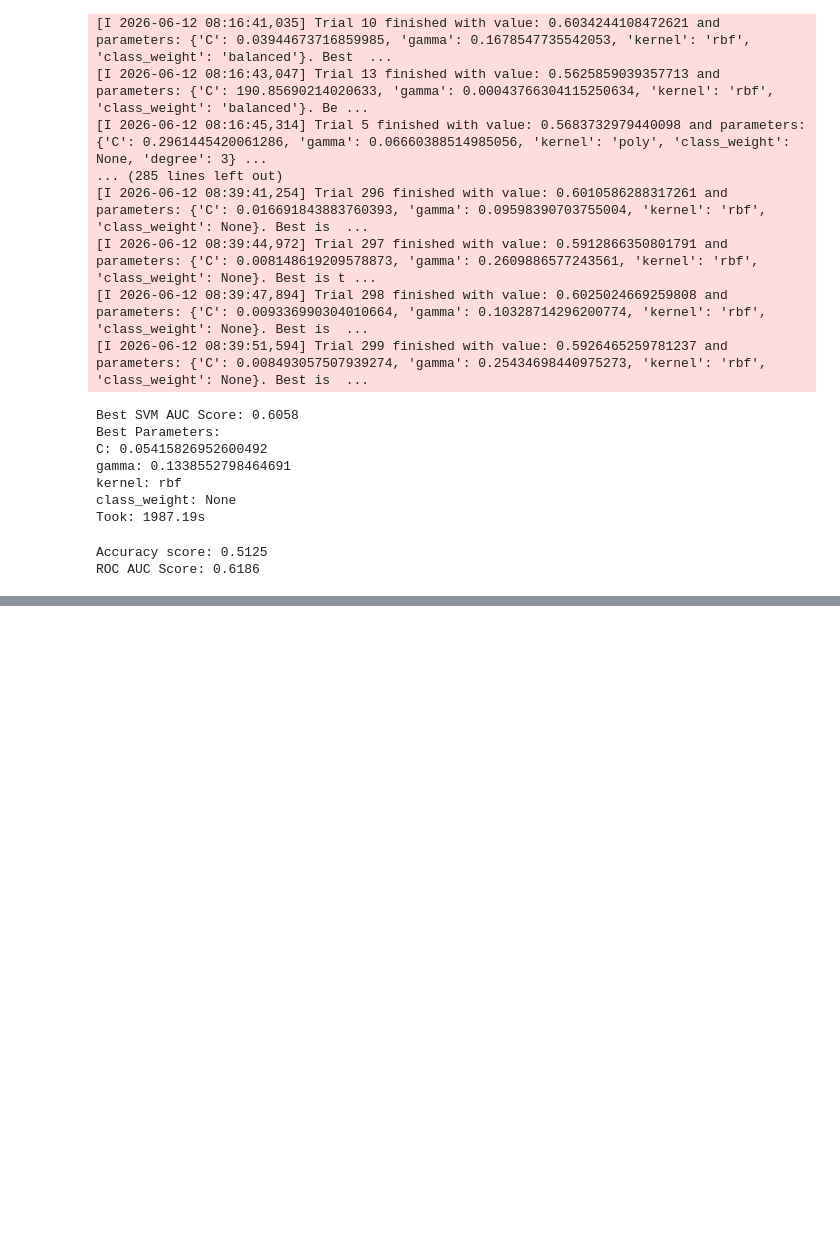
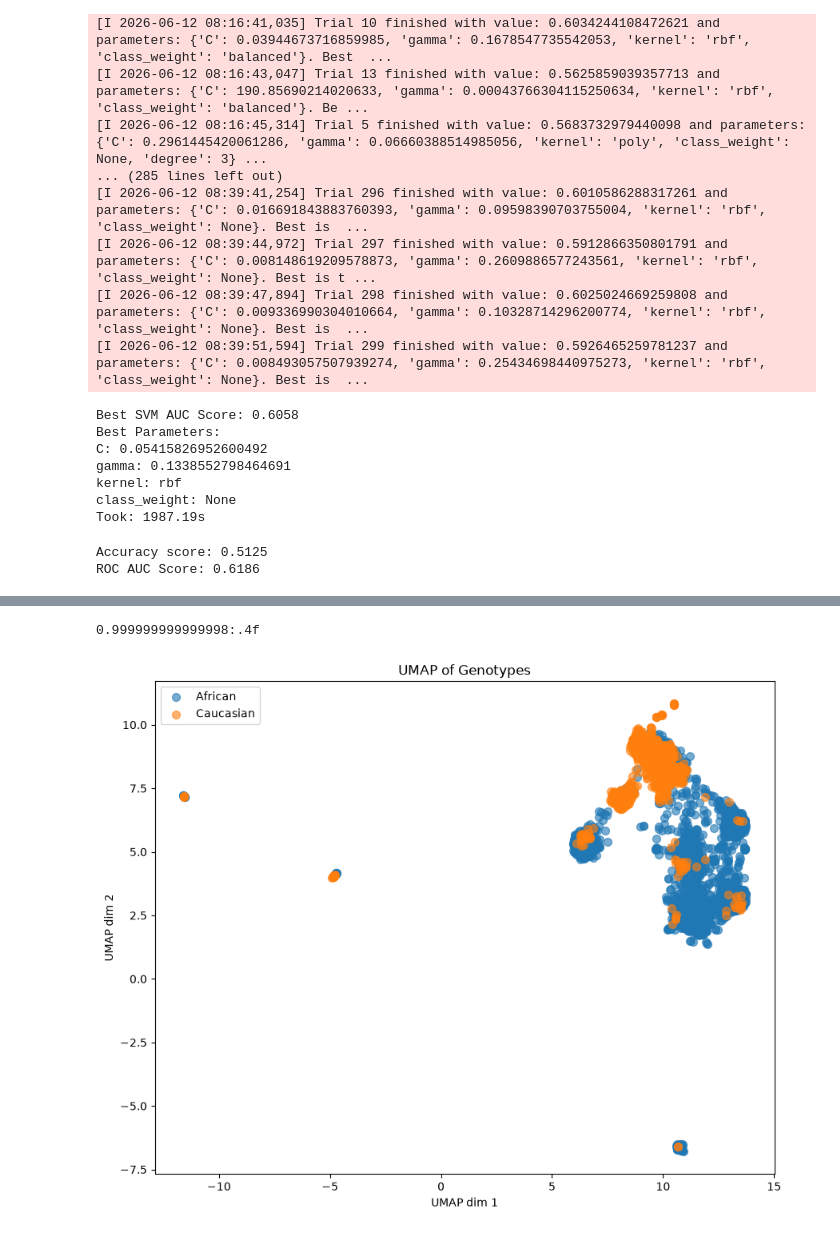
Before and after one commit to hedielmatri/genomic-biomarkers-smoking, a Jupyter notebook: notebooks/data_inference.ipynb, the cells around one changed output, grey strips where cells are left out. Drawn from its saved outputs; the diff is of its cells as text; code cells hidden in the pictures; blank space fills up the shorter version.

```diff
--- a/notebooks/data_inference.ipynb
+++ b/notebooks/data_inference.ipynb
@@ -1203,0 +1644,27 @@ ROC AUC Score: 0.6186
+# %%
+pca = PCA(random_state = 4)
+cleaner_principal_components = pca.fit_transform(clean_data_scaled)
+explained_variance = pca.explained_variance_ratio_
+print(f"{sum(explained_variance)}:.4f")
+
+# n_neighbors controls how local or global is the view
+# min_dist controls how packed the clusters are
+reducer = umap.UMAP(random_state = 4)
+
+umap_embedding = reducer.fit_transform(cleaner_principal_components)
+
+fig = plt.figure(figsize=(10, 8))
+ax = fig.add_subplot()
+
+ax.scatter(umap_embedding[afri_mask, 0], umap_embedding[afri_mask, 1], label="African", alpha=0.6, s=50)
+ax.scatter(umap_embedding[cauc_mask, 0], umap_embedding[cauc_mask, 1], label="Caucasian", alpha=0.6, s=50)
+
+ax.set_title("UMAP of Genotypes")
+ax.set_xlabel("UMAP dim 1")
+ax.set_ylabel("UMAP dim 2")
+ax.legend()
+
+plt.show()
+# %% [output]
+0.999999999999998:.4f
+[figure, added]
```
Also changed, not shown: parts of 25 cells of this notebook, 7 other files.
